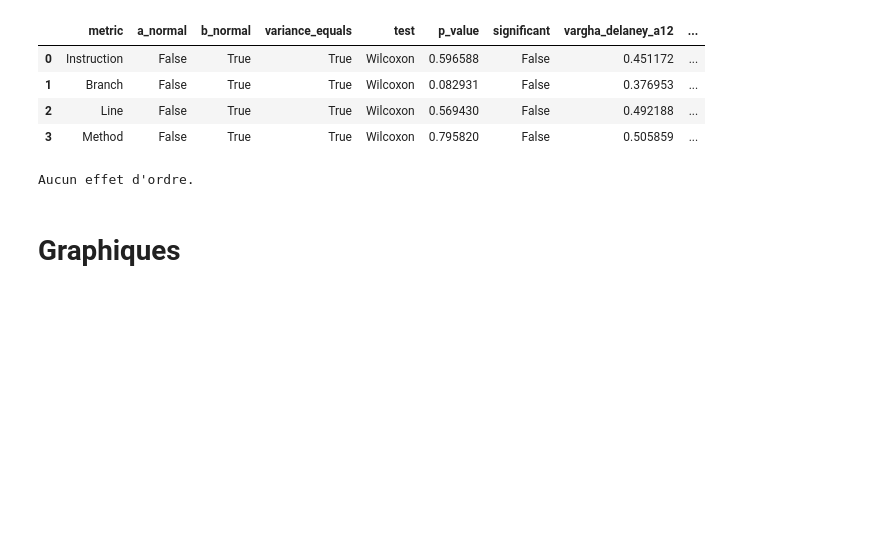
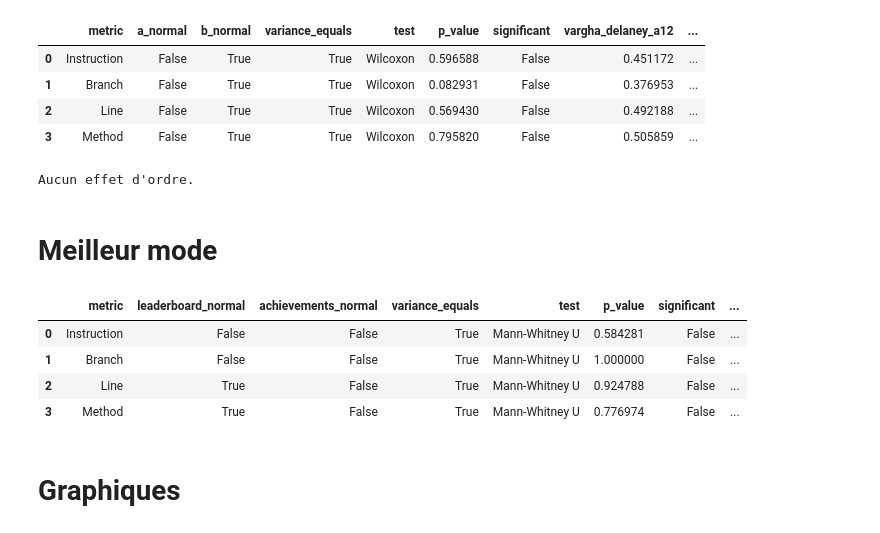
Before and after one commit to ThibBer/MemoireDataAnalytics, a Jupyter notebook: notebooks/analysis/JaCoCo.ipynb, the cells around one changed output. Saved outputs shown, nothing was run; the diff lists cells and outputs as text; code cells hidden in the pictures; blank space fills up the shorter version.

```diff
--- a/notebooks/analysis/JaCoCo.ipynb
+++ b/notebooks/analysis/JaCoCo.ipynb
@@ -169,6 +169,72 @@ else:
     print("Aucun effet d'ordre.")
 # %% [output]
 Aucun effet d'ordre.
+# %% [markdown]
+# Meilleur mode
+# %%
+from notebooks.analysis import tests
+
+results = []
+alpha = 0.05
+
+for metric in cols:
+    leaderboard = df_jacoco[df_jacoco['game_mode'] == 'leaderboard'][metric].values.flatten()
+    achievements = df_jacoco[df_jacoco['game_mode'] == 'achievements'][metric].values.flatten()
+
+    assert len(leaderboard) == len(achievements), f"Mismatch in sample size for {metric}"
+
+    # Test de normalité
+    _, p_normal_diff_leaderboard = stats.shapiro(leaderboard)
+    _, p_normal_diff_achievements = stats.shapiro(achievements)
+
+    # Test variance
+    stat, variance_p_value = stats.levene(leaderboard, achievements)
+
+    # Choix du test
+    if p_normal_diff_leaderboard > 0.05 and p_normal_diff_achievements > 0.05:
+        t_stat, p_value = stats.ttest_ind(leaderboard, achievements, equal_var=True)
+        test = "t-test"
+    else:
+        t_stat, p_value = stats.mannwhitneyu(leaderboard, achievements)
+        test = "Mann-Whitney U"
+
+    a12 = tests.vargha_delaney_a12(leaderboard, achievements)
+    a12_label = tests.a12_label(a12)
+    better_mode = "eaquals" if a12 == 0.5 else "leaderboard" if a12 > 0.5 else "achievements"
+
+    results.append([
+        metric.capitalize(),
+        p_normal_diff_leaderboard > 0.05,
+        p_normal_diff_achievements > 0.05,
+        variance_p_value > 0.05,
+        test,
+        p_value,
+        p_value < alpha,
+        a12,
+        a12_label,
+        better_mode
+    ])
+
+best_mode_df = pd.DataFrame(results, columns=[
+    'metric',
+    'leaderboard_normal',
+    'achievements_normal',
+    'variance_equals',
+    'test',
+    'p_value',
+    'significant',
+    'vargha_delaney_a12',
+    'vargha_delaney',
+    'better_mode',
+])
+
+best_mode_df
+# %% [output]
+|  | metric | leaderboard_normal | achievements_normal | variance_equals | test | p_value | significant | ... |
+| 0 | Instruction | False | False | True | Mann-Whitney U | 0.584281 | False | ... |
+| 1 | Branch | False | False | True | Mann-Whitney U | 1.000000 | False | ... |
+| 2 | Line | True | False | True | Mann-Whitney U | 0.924788 | False | ... |
+| 3 | Method | True | False | True | Mann-Whitney U | 0.776974 | False | ... |
 # %% [markdown]
 # Graphiques
 # %%
```
Also changed, not shown: parts of 2 cells of this notebook, 24 other files.
